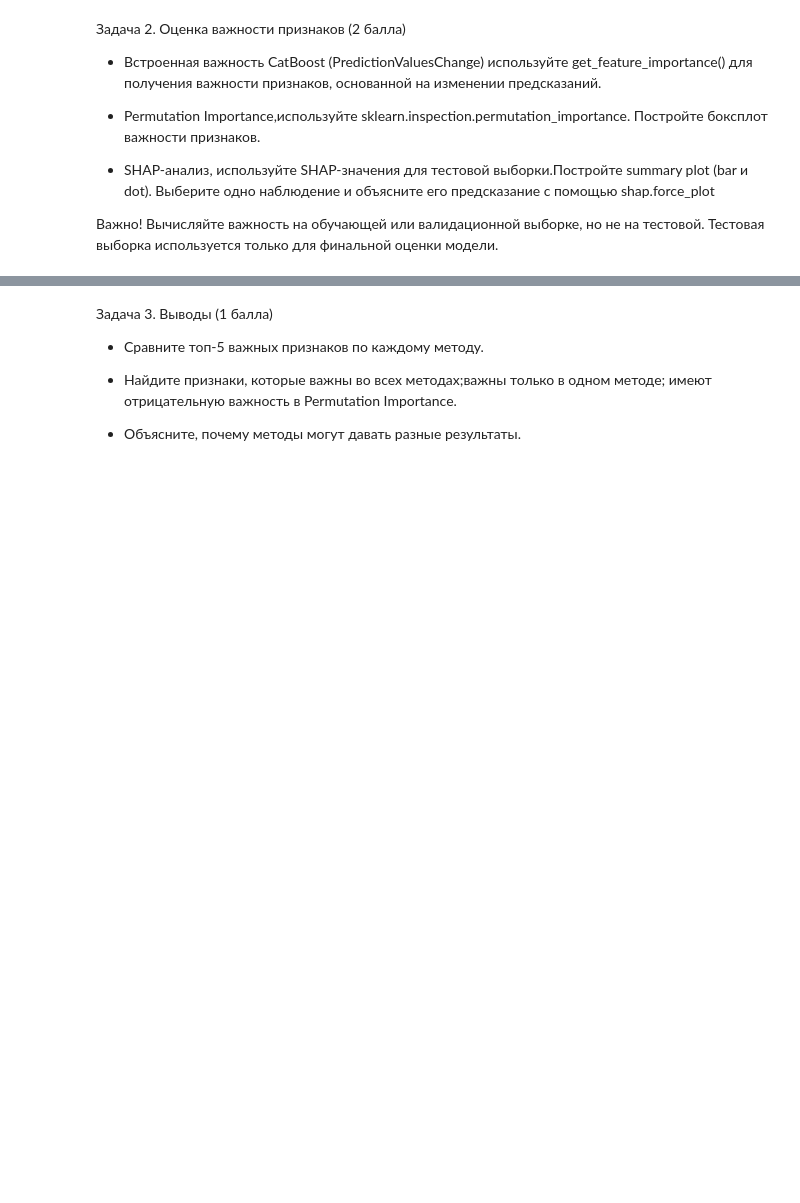
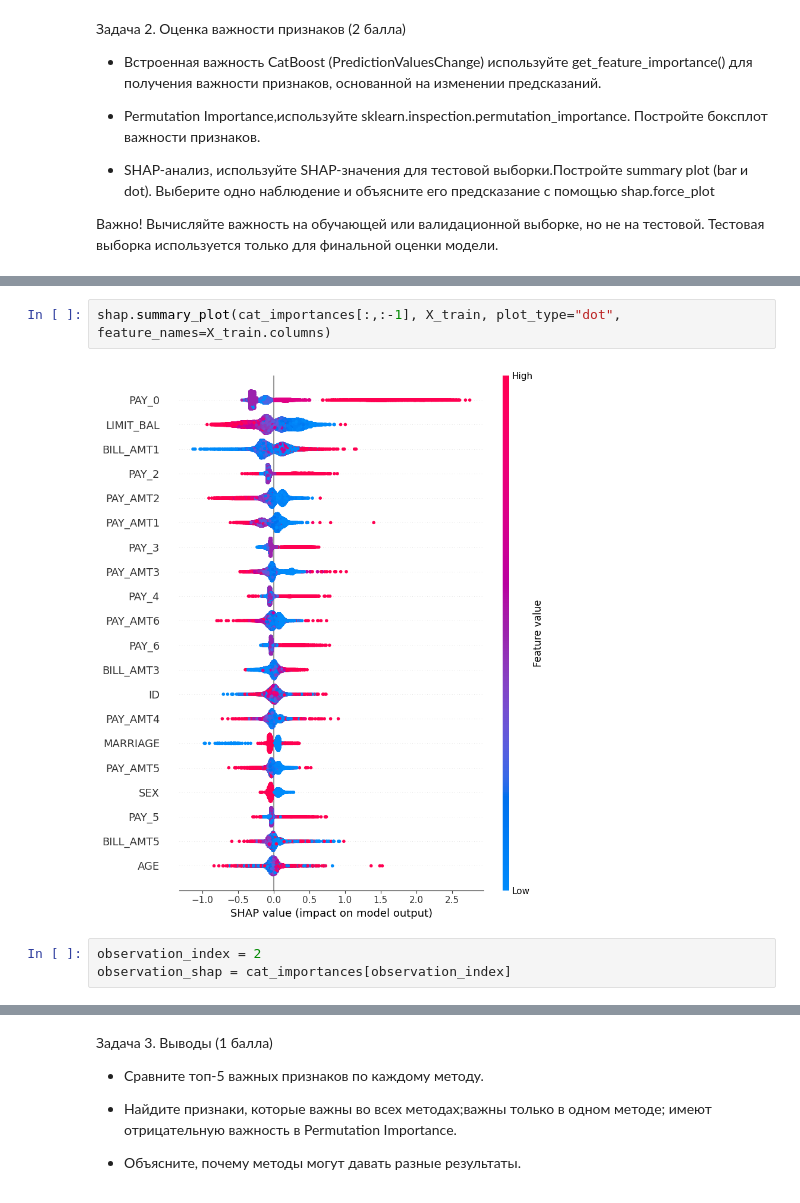
Before and after one commit to Lizavetka99/t-akademy, a Jupyter notebook: ml hw6/dz_ml_feature_importance.ipynb, the cells around one changed output, grey strips where cells are left out. Saved outputs shown, nothing was run; the diff lists cells and outputs as text; blank space fills up the shorter version.

```diff
--- a/ml hw6/dz_ml_feature_importance.ipynb
+++ b/ml hw6/dz_ml_feature_importance.ipynb
@@ -152,0 +182,7 @@ ROC-AUC 0.7771136631075503
+# %%
+shap.summary_plot(cat_importances[:,:-1], X_train, plot_type="dot", feature_names=X_train.columns)
+# %% [output]
+[figure, added]
+# %%
+observation_index = 2
+observation_shap = cat_importances[observation_index]
```
Also changed, not shown: parts of 22 cells of this notebook.
